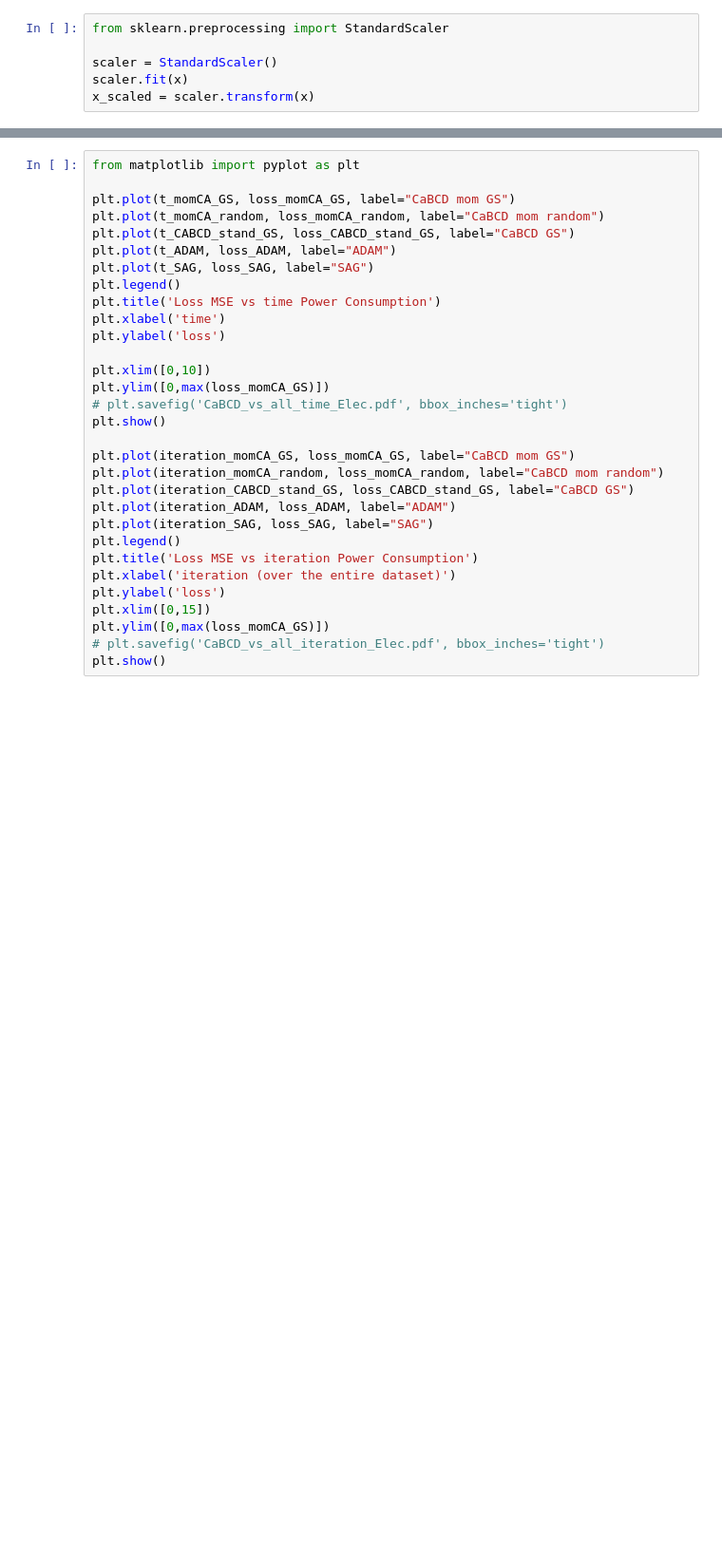
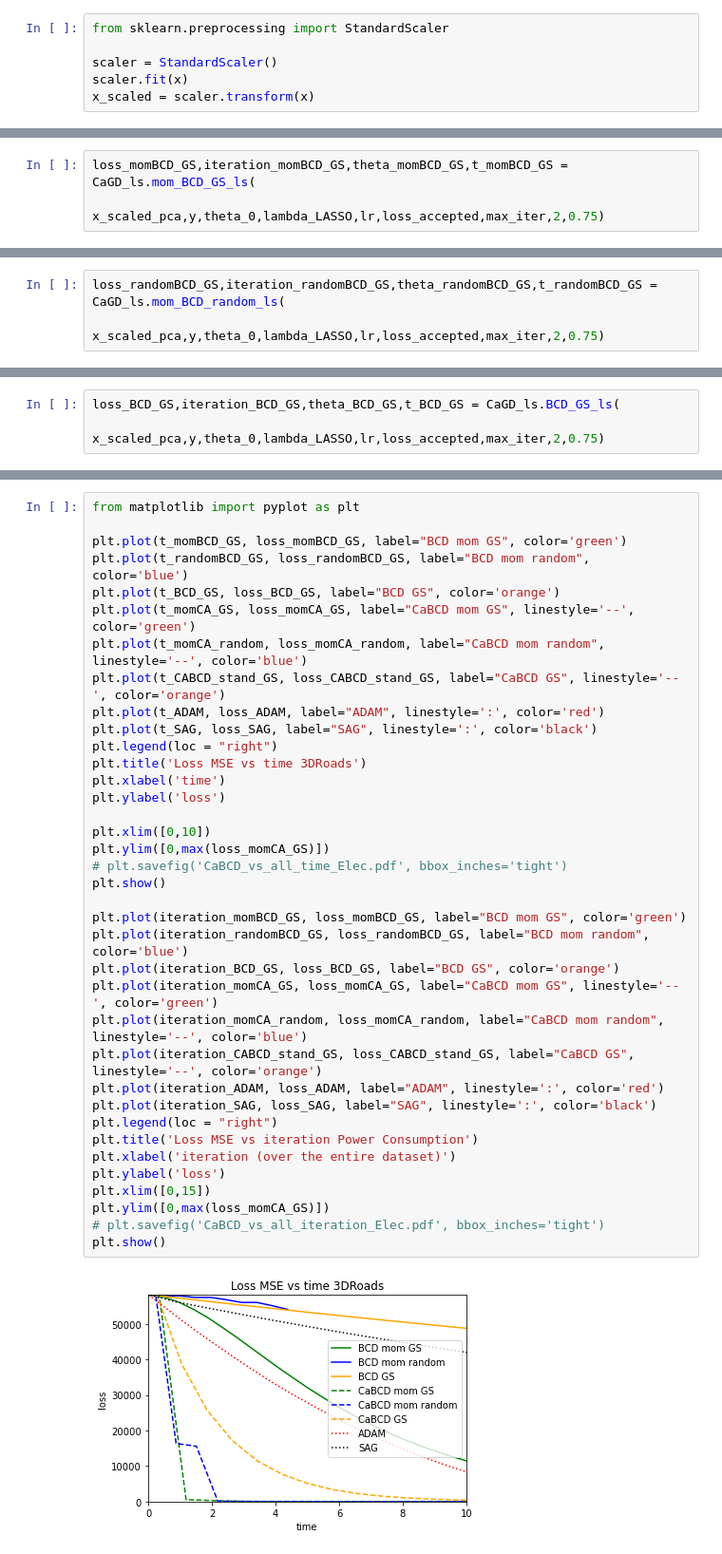
Before and after one commit to FraCose/Caratheodory_GD_Acceleration, a Jupyter notebook: Comparison_Elec_ADAM-SAG-Ca.ipynb, the cells around one changed output, grey strips where cells are left out. Shown at 95% size. Cells and saved outputs as stored; diff of their text form; blank space fills up the shorter version.

```diff
--- a/Comparison_Elec_ADAM-SAG-Ca.ipynb
+++ b/Comparison_Elec_ADAM-SAG-Ca.ipynb
@@ -94,0 +103,3 @@ theta_0 = np.random.uniform(-1/n**0.5,1/n**0.5,n)
+# %%
+loss_momBCD_GS,iteration_momBCD_GS,theta_momBCD_GS,t_momBCD_GS = CaGD_ls.mom_BCD_GS_ls(
+                            x_scaled_pca,y,theta_0,lambda_LASSO,lr,loss_accepted,max_iter,2,0.75)
@@ -94,0 +124,3 @@ theta_0 = np.random.uniform(-1/n**0.5,1/n**0.5,n)
+# %%
+loss_randomBCD_GS,iteration_randomBCD_GS,theta_randomBCD_GS,t_randomBCD_GS = CaGD_ls.mom_BCD_random_ls(
+                            x_scaled_pca,y,theta_0,lambda_LASSO,lr,loss_accepted,max_iter,2,0.75)
@@ -94,0 +145,3 @@ theta_0 = np.random.uniform(-1/n**0.5,1/n**0.5,n)
+# %%
+loss_BCD_GS,iteration_BCD_GS,theta_BCD_GS,t_BCD_GS = CaGD_ls.BCD_GS_ls(
+                            x_scaled_pca,y,theta_0,lambda_LASSO,lr,loss_accepted,max_iter,2,0.75)
@@ -115,31 +282,39 @@ print("loss min SAG = ", min(loss_SAG))
 # %%
 from matplotlib import pyplot as plt
 
-plt.plot(t_momCA_GS, loss_momCA_GS, label="CaBCD mom GS")
-plt.plot(t_momCA_random, loss_momCA_random, label="CaBCD mom random")
-plt.plot(t_CABCD_stand_GS, loss_CABCD_stand_GS, label="CaBCD GS")
-plt.plot(t_ADAM, loss_ADAM, label="ADAM")
-plt.plot(t_SAG, loss_SAG, label="SAG")
-plt.legend()
-plt.title('Loss MSE vs time Power Consumption')
+plt.plot(t_momBCD_GS, loss_momBCD_GS, label="BCD mom GS", color='green')
+plt.plot(t_randomBCD_GS, loss_randomBCD_GS, label="BCD mom random", color='blue')
+plt.plot(t_BCD_GS, loss_BCD_GS, label="BCD GS", color='orange')
+plt.plot(t_momCA_GS, loss_momCA_GS, label="CaBCD mom GS", linestyle='--', color='green')
+plt.plot(t_momCA_random, loss_momCA_random, label="CaBCD mom random", linestyle='--', color='blue')
+plt.plot(t_CABCD_stand_GS, loss_CABCD_stand_GS, label="CaBCD GS", linestyle='--', color='orange')
+plt.plot(t_ADAM, loss_ADAM, label="ADAM", linestyle=':', color='red')
+plt.plot(t_SAG, loss_SAG, label="SAG", linestyle=':', color='black')
+plt.legend(loc = "right")
+plt.title('Loss MSE vs time 3DRoads')
 plt.xlabel('time')
 plt.ylabel('loss')
 
 plt.xlim([0,10])
 plt.ylim([0,max(loss_momCA_GS)])
 # plt.savefig('CaBCD_vs_all_time_Elec.pdf', bbox_inches='tight')
 plt.show()
 
-plt.plot(iteration_momCA_GS, loss_momCA_GS, label="CaBCD mom GS")
-plt.plot(iteration_momCA_random, loss_momCA_random, label="CaBCD mom random")
-plt.plot(iteration_CABCD_stand_GS, loss_CABCD_stand_GS, label="CaBCD GS")
-plt.plot(iteration_ADAM, loss_ADAM, label="ADAM")
-plt.plot(iteration_SAG, loss_SAG, label="SAG")
-plt.legend()
+plt.plot(iteration_momBCD_GS, loss_momBCD_GS, label="BCD mom GS", color='green')
+plt.plot(iteration_randomBCD_GS, loss_randomBCD_GS, label="BCD mom random", color='blue')
+plt.plot(iteration_BCD_GS, loss_BCD_GS, label="BCD GS", color='orange')
+plt.plot(iteration_momCA_GS, loss_momCA_GS, label="CaBCD mom GS", linestyle='--', color='green')
+plt.plot(iteration_momCA_random, loss_momCA_random, label="CaBCD mom random", linestyle='--', color='blue')
+plt.plot(iteration_CABCD_stand_GS, loss_CABCD_stand_GS, label="CaBCD GS", linestyle='--', color='orange')
+plt.plot(iteration_ADAM, loss_ADAM, label="ADAM", linestyle=':', color='red')
+plt.plot(iteration_SAG, loss_SAG, label="SAG", linestyle=':', color='black')
+plt.legend(loc = "right")
 plt.title('Loss MSE vs iteration Power Consumption')
 plt.xlabel('iteration (over the entire dataset)')
 plt.ylabel('loss')
 plt.xlim([0,15])
 plt.ylim([0,max(loss_momCA_GS)])
 # plt.savefig('CaBCD_vs_all_iteration_Elec.pdf', bbox_inches='tight')
 plt.show()
+# %% [output]
+[figure, added]
```
Also changed, not shown: parts of 15 cells of this notebook, 16 other files.
